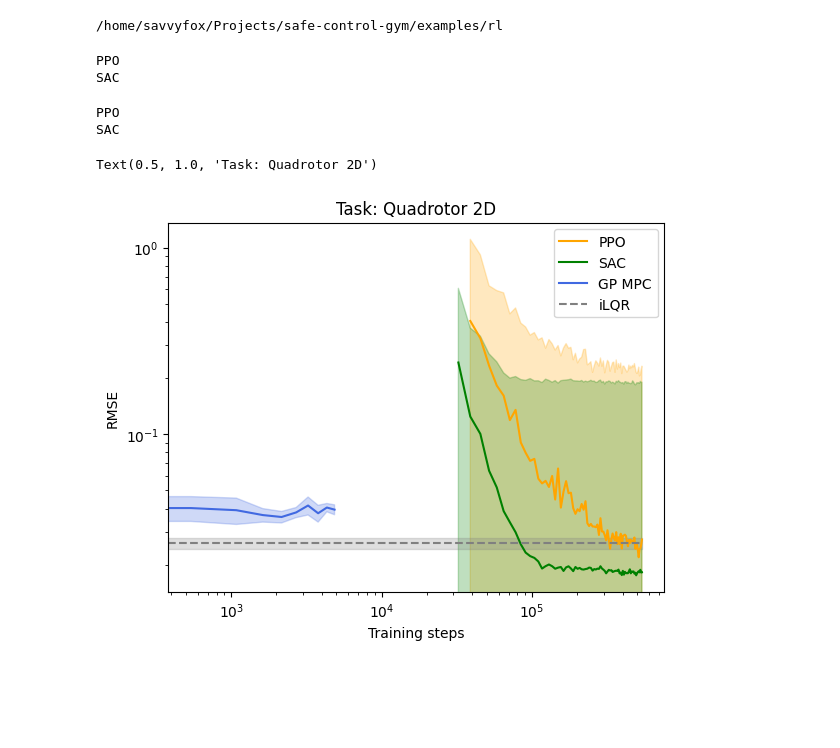
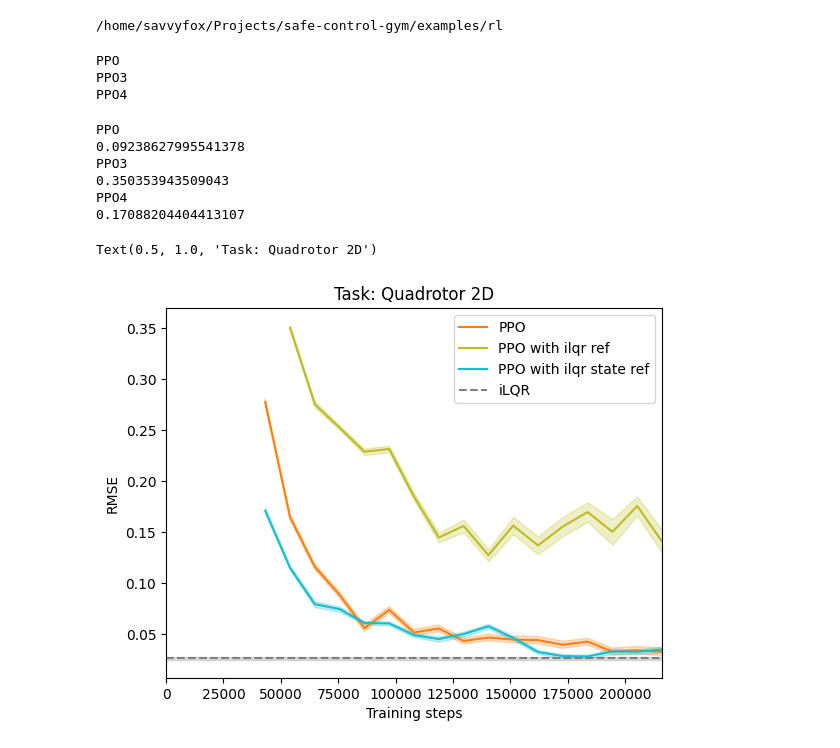
Before and after one commit to svsawant/safe-control-gym, a Jupyter notebook: examples/rl/data_analysis.ipynb, the cells around one changed output. Drawn from its saved outputs; the diff is of its cells as text; code cells hidden in the pictures; blank space fills up the shorter version.

```diff
--- a/examples/rl/data_analysis.ipynb
+++ b/examples/rl/data_analysis.ipynb
@@ -62,19 +78,21 @@ for method in data_paths.keys():
         # xk, x, ck, c = load_from_log_file(data_paths[method] + str(seed) + "/logs/stat_eval/constraint_violation.log")
         # perf_data[method].update({seed: {"x": x, "y": y, "c": c}})
         # perf_data[method].update({seed: {"x": x, "y": y, "z": z, "c": c}})
-        xk, x, yk, m = load_from_log_file(data_paths[method] + str(seed) + "/logs/stat_eval/mse.log")
-        xk, x, yk, n = load_from_log_file(data_paths[method] + str(seed) + "/logs/stat_eval/mse_std.log")
+        xk, x, yk, m = load_from_log_file(data_paths[method] + str(seed) + "/logs/stat_eval/rmse.log")
+        xk, x, yk, n = load_from_log_file(data_paths[method] + str(seed) + "/logs/stat_eval/rmse_std.log")
         # perf_data[method].update({"x": x, "y": y, "z": z, "x1": x1, "y1": y1, "z1": z1})
         perf_data[method].update({seed: {"x": x, "y": y, "z": z, "m": m, "n": n, "l": l}})
 # %% [output]
 PPO
-SAC
+PPO3
+PPO4
 # %%
 eval_data = {}
 w = 1
 fig = plt.figure()
 last_iter = perf_data["PPO"][0]["x"][-1]
-for method in data_paths.keys():
+dummy = [0.15, 0.12]
+for t, method in enumerate(data_paths.keys()):
     print(method)
     temp = np.zeros((len(seeds), 6, perf_data[method][seeds[0]]["x"].shape[0]))
     for seed in seeds:
@@ -82,9 +100,10 @@ for method in data_paths.keys():
         temp[seed, 0, :] = perf_data[method][seed]["x"]
         temp[seed, 1, :] = perf_data[method][seed]["y"]
         temp[seed, 2, :] = perf_data[method][seed]["z"]
-        temp[seed, 3, :] = (perf_data[method][seed]["m"])**0.5
-        temp[seed, 4, :] = perf_data[method][seed]["n"]**0.5
+        temp[seed, 3, :] = perf_data[method][seed]["m"]
+        temp[seed, 4, :] = perf_data[method][seed]["n"]
         temp[seed, 5, :] = perf_data[method][seed]["l"]
+    j_max = 0
     for seed in seeds:
         for j,k in enumerate(temp[seed, 0, :]):
             if temp[seed, 5, j] < 540:
@@ -93,63 +112,62 @@ for method in data_paths.keys():
                 temp[seed, 2, j] = np.nan
                 temp[seed, 3, j] = np.nan
                 temp[seed, 4, j] = np.nan
+                if j >= j_max:
+                    j_max = j+1
     eval_data.update({method: temp})
     start_iter = last_iter - perf_data[method][seed]["x"][-1]
+    start_iter = 0
 
     # plotting performance
     # plt.plot(start_iter+temp[0,0,w-1:], moving_average(np.mean(temp[:,3,:], axis=0), w), label=method)
     # plt.fill_between(start_iter+temp[0,0,w-1:],
     #                  moving_average(np.mean(temp[:,3,:], axis=0)-np.mean(temp[:,4,:], axis=0), w),
     #                  moving_average(np.mean(temp[:,3,:], axis=0)+np.mean(temp[:,4,:], axis=0), w), alpha=0.25)
-    plt.plot(start_iter+temp[0,0,:], np.mean(temp[:,3,:], axis=0), color=colors[method], label=method)
+    plt.plot(start_iter+temp[0,0,:], np.mean(temp[:,3,:], axis=0), color=colors[method], label=legends[method])
     plt.fill_between(start_iter+temp[0,0,:],
-                     np.mean(temp[:,3,:], axis=0)-np.mean(temp[:,4,:], axis=0),
-                     np.mean(temp[:,3,:], axis=0)+np.mean(temp[:,4,:], axis=0), color=colors[method], alpha=0.25)
+                     np.mean(temp[:,3,:]-temp[:,4,:], axis=0),
+                     np.mean(temp[:,3,:]+temp[:,4,:], axis=0), color=colors[method], alpha=0.25)
+    print(np.mean(temp[:,3,j_max], axis=0))
+    # plt.axhline(xmin=0.0, xmax=dummy[t], y=np.array(temp[:,3,j_max]).mean(), linestyle='-.', color='lightgray')
 
     # plotting constraint violations
     # plt.plot(temp[0,0,:], np.mean(temp[:,3,:], axis=0), label=method)
 
-gp_mpc_data = np.load("./Results/LSY_pc/GPMPC_rmse_200_mass_20_sample_10_epoch.npy", allow_pickle=True).item()
-start_iter = last_iter - gp_mpc_data['train_steps'][-1]
-plt.plot(0*start_iter+gp_mpc_data['train_steps'], gp_mpc_data['mean'], color=colors["GP MPC"], label='GP MPC')
-plt.fill_between(0*start_iter+gp_mpc_data['train_steps'],
-                 gp_mpc_data['mean']-gp_mpc_data['std'],
-                 gp_mpc_data['mean']+gp_mpc_data['std'], color=colors["GP MPC"], alpha=0.25)
+# gp_mpc_data = np.load("./Results/LSY_pc/GPMPC_rmse_200_mass_20_sample_10_epoch.npy", allow_pickle=True).item()
+# start_iter = last_iter - gp_mpc_data['train_steps'][-1]
+# plt.plot(0*start_iter+gp_mpc_data['train_steps'], gp_mpc_data['mean'], color=colors["GP MPC"], label='GP MPC')
+# plt.fill_between(0*start_iter+gp_mpc_data['train_steps'],
+#                  gp_mpc_data['mean']-gp_mpc_data['std'],
+#                  gp_mpc_data['mean']+gp_mpc_data['std'], color=colors["GP MPC"], alpha=0.25)
 
 s = 1 # time std
 rmse_ilqr_mean = 0.026000000000000002
 rmse_ilqr_std = 0.001843908891458577
-plt.axhline(xmin=0.0, xmax=0.95, y=rmse_ilqr_mean, linestyle='--', color=colors["iLQR"], label='iLQR')
+plt.axhline(xmin=0.0, xmax=1.0, y=rmse_ilqr_mean, linestyle='--', color=colors["iLQR"], label='iLQR')
 plt.fill_between([0.0, last_iter], rmse_ilqr_mean-s*rmse_ilqr_std, rmse_ilqr_mean+s*rmse_ilqr_std, color=colors["iLQR"], alpha=0.25)
 
-# gp_05 = np.load(os.getcwd() + "/gp_mpc_data/gp_mpc_M_0.5_cost.npy", allow_pickle=True)
-# gp_10 = np.load(os.getcwd() + "/gp_mpc_data/gp_mpc_M_1.0_cost.npy", allow_pickle=True)
-# gp_30 = np.load(os.getcwd() + "/gp_mpc_data/gp_mpc_M_3.0_cost.npy", allow_pickle=True)
-# plt.plot(gp_05.item()["mean"][:,0], gp_05.item()["mean"][:,1], label="GP-MPC (m=0.5)")
-# plt.fill_between(gp_05.item()["mean"][:,0], gp_05.item()["mean"][:,1]-gp_05.item()["std"], gp_05.item()["mean"][:,1]+gp_05.item()["std"], alpha=0.25)
-# plt.plot(gp_10.item()["mean"][:,0], gp_10.item()["mean"][:,1], label="GP-MPC (m=1.0)")
-# plt.fill_between(gp_10.item()["mean"][:,0], gp_10.item()["mean"][:,1]-gp_10.item()["std"], gp_10.item()["mean"][:,1]+gp_10.item()["std"], alpha=0.25)
-# plt.plot(gp_30.item()["mean"][:,0], gp_30.item()["mean"][:,1], label="GP-MPC (m=3.0)")
-# plt.fill_between(gp_30.item()["mean"][:,0], gp_30.item()["mean"][:,1]-gp_30.item()["std"], gp_30.item()["mean"][:,1]+gp_30.item()["std"], alpha=0.25)
-# gp_05 = np.load(os.getcwd() + "/gp_mpc_data/gp_mpc_M_0.5_constraint_percentage.npy", allow_pickle=True)
-# gp_10 = np.load(os.getcwd() + "/gp_mpc_data/gp_mpc_M_1.0_constraint_percentage.npy", allow_pickle=True)
-# gp_30 = np.load(os.getcwd() + "/gp_mpc_data/gp_mpc_M_3.0_constraint_percentage.npy", allow_pickle=True)
-# plt.plot(gp_05.item()["mean"][:,0], gp_05.item()["mean"][:,1], label="GP-MPC (m=0.5)")
-# plt.plot(gp_10.item()["mean"][:,0], gp_10.item()["mean"][:,1], label="GP-MPC (m=1.0)")
-# plt.plot(gp_30.item()["mean"][:,0], gp_30.item()["mean"][:,1], label="GP-MPC (m=3.0)")
 
+# real experiment data
+# plt.plot(last_iter, 0.086, color=colors['PPO'], marker='x')
+# plt.plot(last_iter, 0.064, color=colors['SAC'], marker='x')
 
 plt.legend()
 # plt.ylim(-200,00)
-plt.xscale("log")
+plt.xlim(0, 216000)
+# plt.xscale("log")
 # plt.gca().invert_xaxis()
-plt.yscale("log")
+# plt.yscale("log")
+# plt.text(900, 0.3, "Unssucessful evaluation runs", bbox=dict(facecolor='red', alpha=0.25))
 plt.xlabel("Training steps")
 plt.ylabel("RMSE")
 plt.title("Task: Quadrotor 2D")
 # plt.savefig("perf1.pdf",bbox_inches="tight", pad_inches=0.0)
 # %% [output]
 PPO
-SAC
+0.09238627995541378
+PPO3
+0.350353943509043
+PPO4
+0.17088204404413107
 Text(0.5, 1.0, 'Task: Quadrotor 2D')
-[figure, old version]
+[figure, new version]
```
Also changed, not shown: parts of 7 cells of this notebook, 15 other files.
